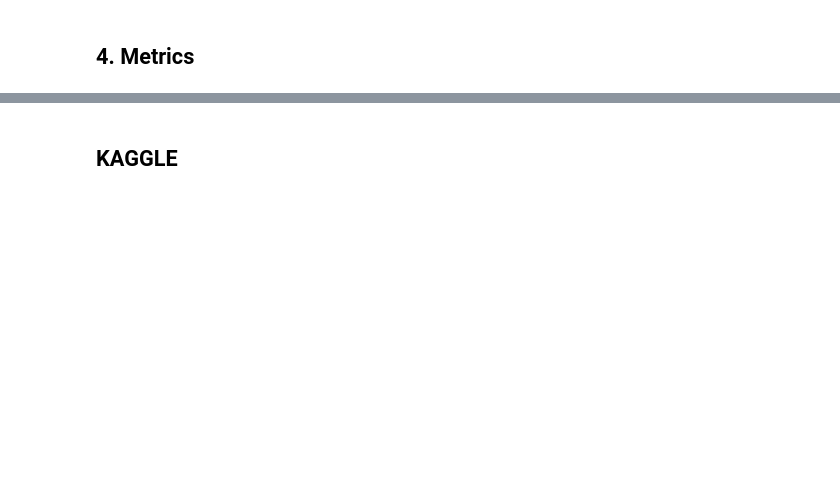
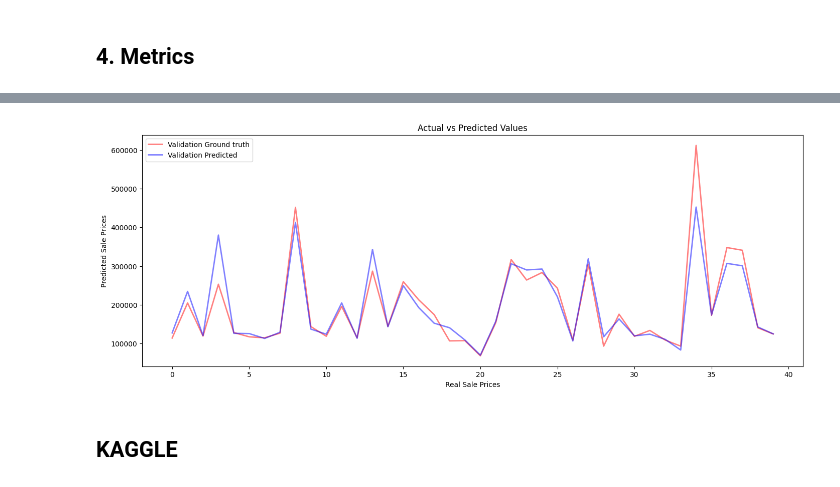
Before and after one commit to tudi72/2023_HOUSE_PRICE_REGRESSION, a Jupyter notebook: house_regression.ipynb, the cells around one changed output, grey strips where cells are left out. Drawn from its saved outputs; the diff is of its cells as text; code cells hidden in the pictures; blank space fills up the shorter version.

```diff
--- a/house_regression.ipynb
+++ b/house_regression.ipynb
@@ -310,3 +344,14 @@ plt.show()
+# %%
+plt.figure(figsize=(17, 6))
+plt.plot(y_val[40:80], alpha=0.5, label='Validation Ground truth',color='red',linewidth=2)
+plt.plot(y_pred[40:80], alpha=0.5, label='Validation Predicted',color='blue',linewidth=2)
+plt.xlabel('Real Sale Prices')
+plt.ylabel('Predicted Sale Prices')
+plt.title('Actual vs Predicted Values')
+plt.legend()
+plt.show()
+# %% [output]
+[figure, added]
 # %% [markdown]
 ## KAGGLE
 # %%
```
Also changed, not shown: parts of 16 cells of this notebook, 1 other file.
